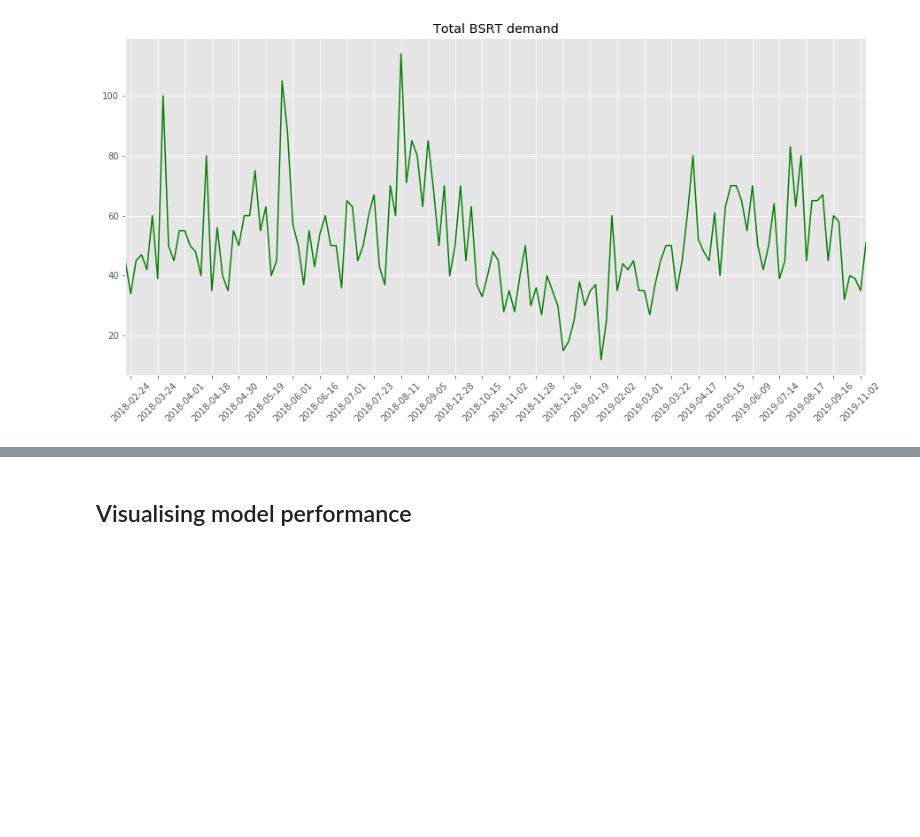
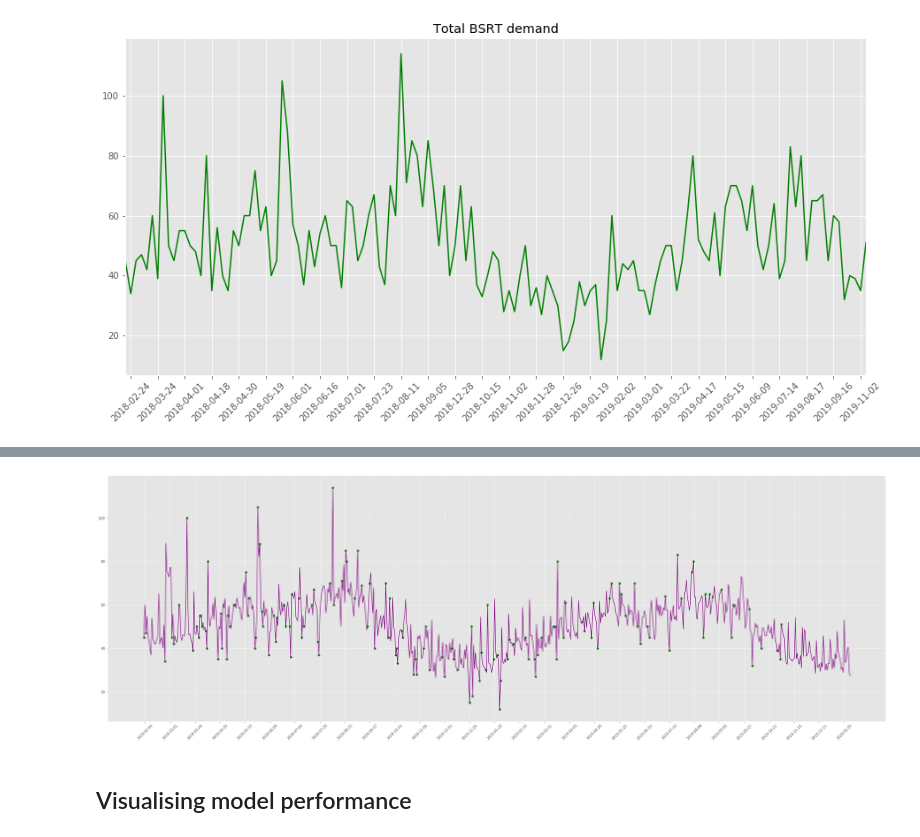
Before and after one commit to souper-streetwise/predictive-model, a Jupyter notebook: src/data_analysis.ipynb, the cells around one changed output, grey strips where cells are left out. Cells and saved outputs as stored; diff of their text form; code cells hidden in the pictures; blank space fills up the shorter version.

```diff
--- a/src/data_analysis.ipynb
+++ b/src/data_analysis.ipynb
@@ -37,0 +128,3 @@ plt.show()
+# %%
+random_forest = load_model_data('random_forest')['model']
+random_forest
@@ -37,0 +139,4 @@ plt.show()
+# %%
+random_df = pred_df.copy()
+random_df['predictions'] = random_forest.predict(random_df.drop(columns = ['date']))
+random_df.head()
@@ -38,3 +150,14 @@ plt.show()
+# %%
+fig, ax = plt.subplots(figsize = (40, 13))
+plt.plot(random_df.date, random_df.predictions,
+         figure = fig, color = 'purple')
+plt.scatter(df.date, df.total, color = 'green')
+plt.xticks(range(1, len(random_df.index), 25),
+           random_df.date[list(range(1, len(random_df.index), 25))],
+           rotation = 45)
+plt.show()
+# %% [output]
+[figure, added]
 # %% [markdown]
 ## Visualising model performance
 # %%
```
Also changed, not shown: parts of 15 cells of this notebook.
